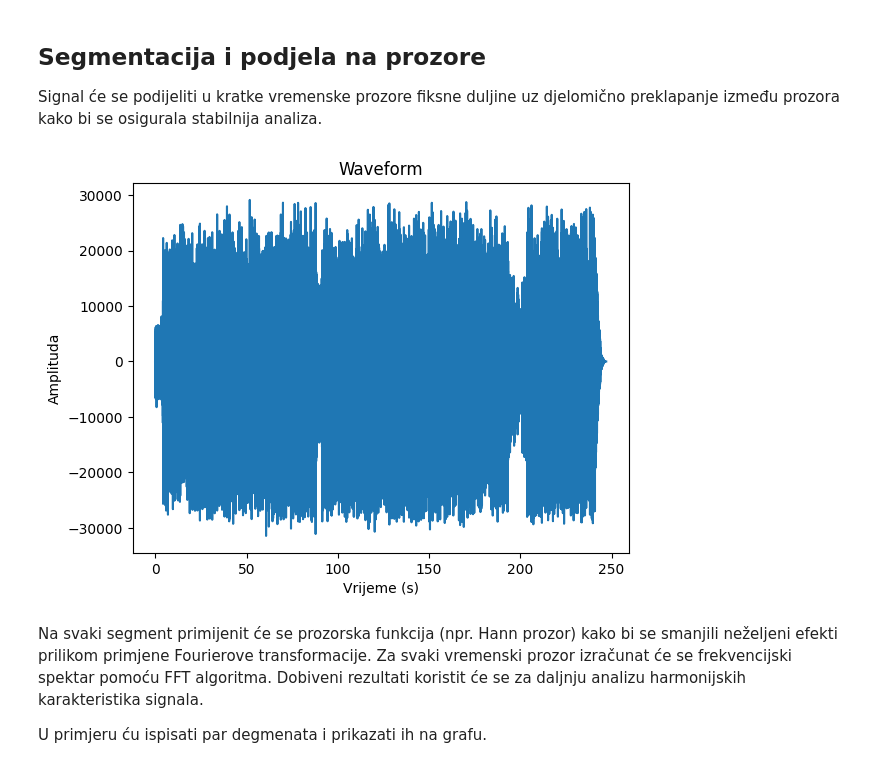
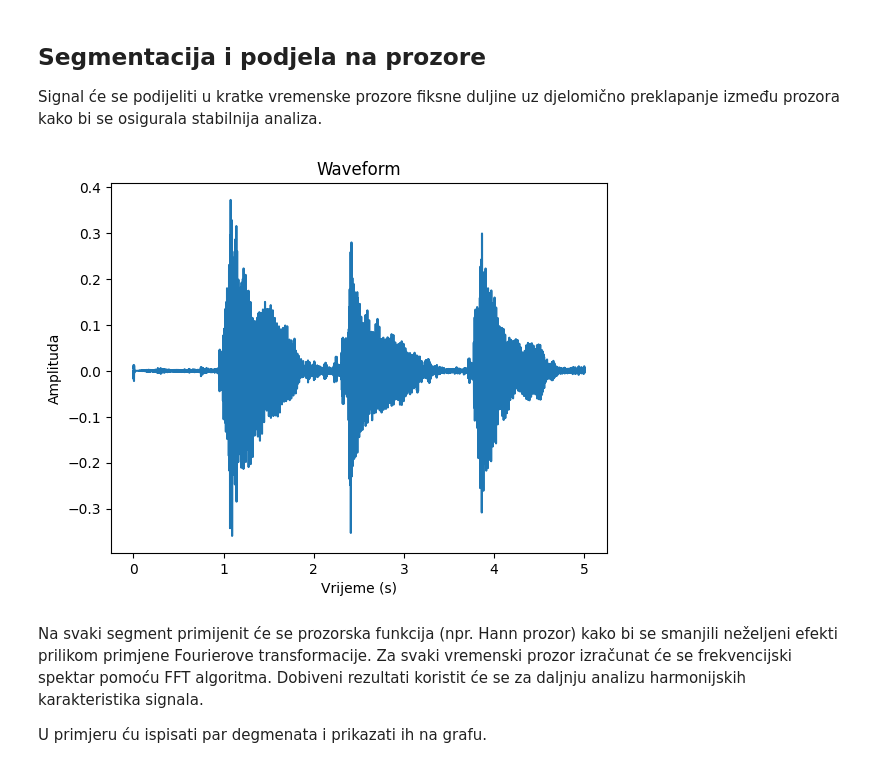
Before and after one commit to niksamujo1/ProjectChord, a Jupyter notebook: plot.ipynb, the cells around one changed output. Saved outputs shown, nothing was run; the diff lists cells and outputs as text; code cells hidden in the pictures.

```diff
--- a/plot.ipynb
+++ b/plot.ipynb
@@ -186,26 +186,26 @@ Signal će se podijeliti u kratke vremenske prozore fiksne duljine uz djelomičn
 # %%
 import numpy as np
 import scipy.io.wavfile as wav
 import matplotlib.pyplot as plt
 
-sample_rate, signal = wav.read('Mostovi.wav')
+sample_rate, signal = wav.read('recording_20260519_165641.wav')
 
 if len(signal.shape) > 1:
     signal = signal.mean(axis=1)
 
 
 
 # vrijeme (x-os)
 time = np.arange(len(signal)) / sample_rate
 
 # CRTANJE WAVEFORMA
 plt.plot(time, signal)
 plt.title("Waveform")
 plt.xlabel("Vrijeme (s)")
 plt.ylabel("Amplituda")
 plt.show()
 # %% [output]
-[figure, old version]
+[figure, new version]
 # %% [markdown]
 Na svaki segment primijenit će se prozorska funkcija (npr. Hann prozor) kako bi se smanjili neželjeni efekti prilikom primjene Fourierove transformacije. Za svaki vremenski prozor izračunat će se frekvencijski spektar pomoću FFT algoritma. Dobiveni rezultati koristit će se za daljnju analizu harmonijskih karakteristika signala.
 
```
Also changed, not shown: 6 other files.
